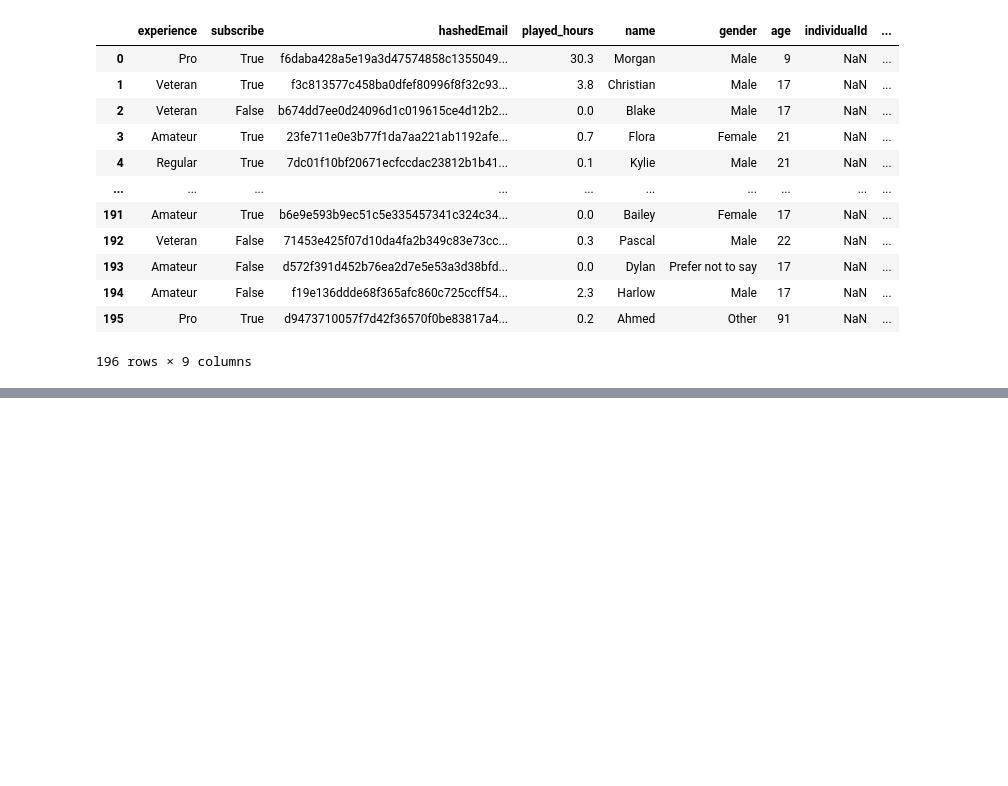
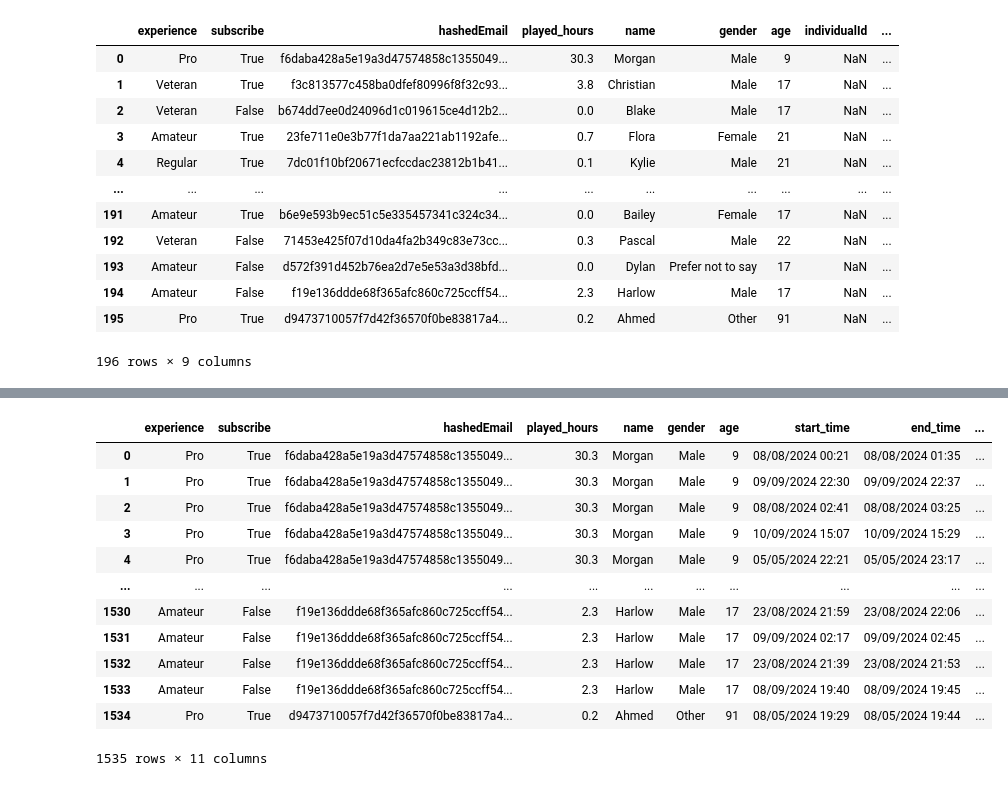
Before and after one commit to sydlpeters/dsci-group-2025w1-group-101-1, a Jupyter notebook: ProjectPlanningStageMegan.ipynb, the cells around one changed output, grey strips where cells are left out. Saved outputs shown, nothing was run; the diff lists cells and outputs as text; code cells hidden in the pictures; blank space fills up the shorter version.

```diff
--- a/ProjectPlanningStageMegan.ipynb
+++ b/ProjectPlanningStageMegan.ipynb
@@ -21,7 +19,9 @@ from sklearn.preprocessing import StandardScaler
 from sklearn.metrics import mean_squared_error
 # %%
 # Read in the player data
-players_data = pd.read_csv("data/players.csv")
+
+url = "https://raw.githubusercontent.com/sydlpeters/dsci-group-2025w1-group-101-1/refs/heads/main/data/players.csv"
+players_data = pd.read_csv(url)
 players_data
 # %% [output]
 |  | experience | subscribe | hashedEmail | played_hours | name | gender | age | individualId | ... |
@@ -37,7 +37,3 @@ players_data
 | 194 | Amateur | False | f19e136ddde68f365afc860c725ccff54... | 2.3 | Harlow | Male | 17 | NaN | ... |
 | 195 | Pro | True | d9473710057f7d42f36570f0be83817a4... | 0.2 | Ahmed | Other | 91 | NaN | ... |
 196 rows × 9 columns
-# %%
-# Read in the session data
-sessions_data = pd.read_csv("data/sessions.csv")
-sessions_data
@@ -93,0 +62,19 @@ clean_sessions_data
+# %%
+# Merge and clean the datasets
+game_data = players_data.merge(sessions_data, on="hashedEmail").drop(columns=["individualId", "organizationName"])
+game_data.dropna()
+game_data
+# %% [output]
+|  | experience | subscribe | hashedEmail | played_hours | name | gender | age | start_time | end_time | ... |
+| 0 | Pro | True | f6daba428a5e19a3d47574858c1355049... | 30.3 | Morgan | Male | 9 | 08/08/2024 00:21 | 08/08/2024 01:35 | ... |
+| 1 | Pro | True | f6daba428a5e19a3d47574858c1355049... | 30.3 | Morgan | Male | 9 | 09/09/2024 22:30 | 09/09/2024 22:37 | ... |
+| 2 | Pro | True | f6daba428a5e19a3d47574858c1355049... | 30.3 | Morgan | Male | 9 | 08/08/2024 02:41 | 08/08/2024 03:25 | ... |
+| 3 | Pro | True | f6daba428a5e19a3d47574858c1355049... | 30.3 | Morgan | Male | 9 | 10/09/2024 15:07 | 10/09/2024 15:29 | ... |
+| 4 | Pro | True | f6daba428a5e19a3d47574858c1355049... | 30.3 | Morgan | Male | 9 | 05/05/2024 22:21 | 05/05/2024 23:17 | ... |
+| ... | ... | ... | ... | ... | ... | ... | ... | ... | ... | ... |
+| 1530 | Amateur | False | f19e136ddde68f365afc860c725ccff54... | 2.3 | Harlow | Male | 17 | 23/08/2024 21:59 | 23/08/2024 22:06 | ... |
+| 1531 | Amateur | False | f19e136ddde68f365afc860c725ccff54... | 2.3 | Harlow | Male | 17 | 09/09/2024 02:17 | 09/09/2024 02:45 | ... |
+| 1532 | Amateur | False | f19e136ddde68f365afc860c725ccff54... | 2.3 | Harlow | Male | 17 | 23/08/2024 21:39 | 23/08/2024 21:53 | ... |
+| 1533 | Amateur | False | f19e136ddde68f365afc860c725ccff54... | 2.3 | Harlow | Male | 17 | 08/09/2024 19:40 | 08/09/2024 19:45 | ... |
+| 1534 | Pro | True | d9473710057f7d42f36570f0be83817a4... | 0.2 | Ahmed | Other | 91 | 08/05/2024 19:29 | 08/05/2024 19:44 | ... |
+1535 rows × 11 columns
```
Also changed, not shown: parts of 9 cells of this notebook.
